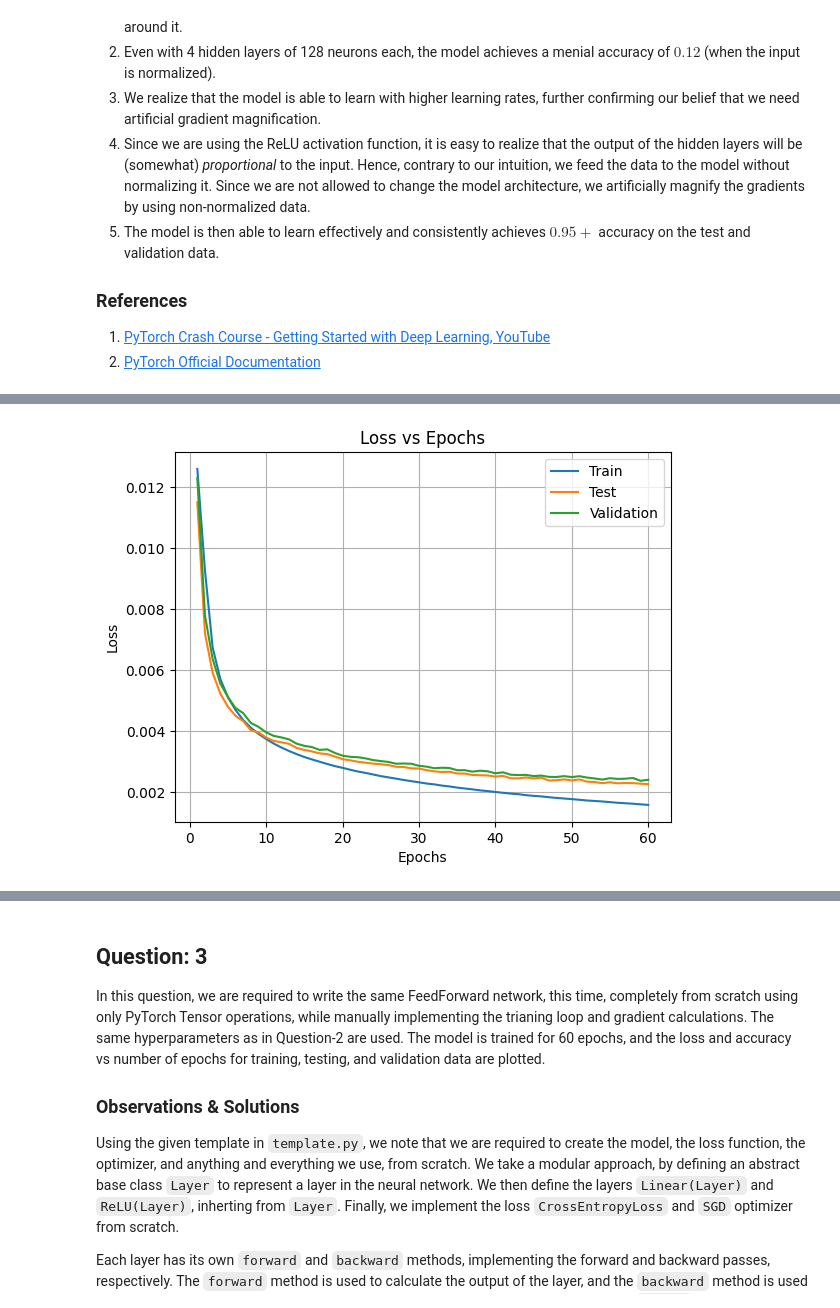
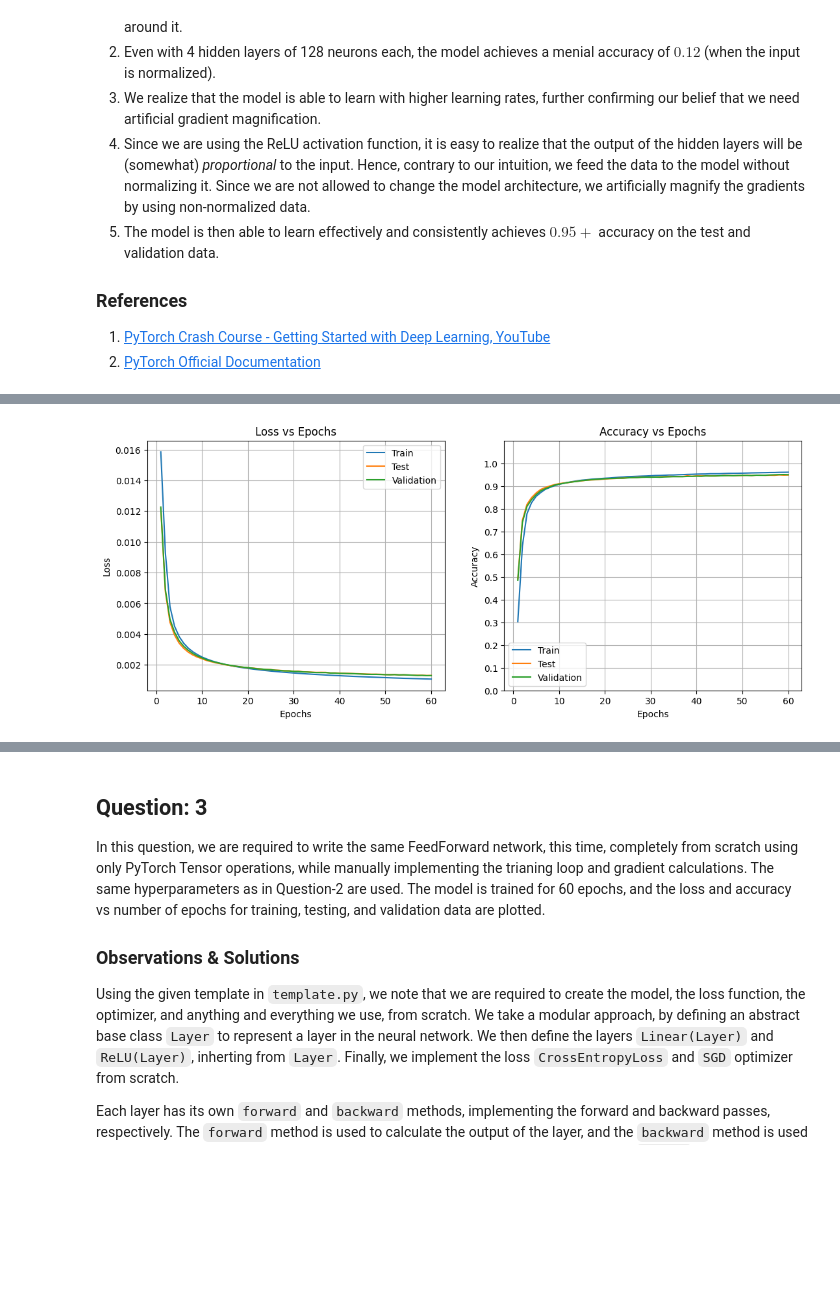
Before and after one commit to divyajeettt/CSE641, a Jupyter notebook: Assignment-1/2021529-A1.ipynb, the cells around one changed output, grey strips where cells are left out. Cells and saved outputs as stored; diff of their text form; code cells hidden in the pictures; blank space fills up the shorter version.

```diff
--- a/Assignment-1/2021529-A1.ipynb
+++ b/Assignment-1/2021529-A1.ipynb
@@ -46,7 +46,6 @@ class MNISTDataset:
         transform: a callable that takes in an image and applies a transformation to it
         target_transform: a callable that takes in a target and applies a transformation to it
         download: if True, the dataset will be downloaded from the internet and stored in the root directory
-
     :attrs:
         data: the images in the dataset
         targets: the labels in the dataset
@@ -65,7 +64,7 @@ class MNISTDataset:
         """
         self.root = os.path.join(os.getcwd(), os.path.join(root, "MNIST"))
         self.train = train
-        if download :#and not os.path.exists(self.root):
+        if download and not os.path.exists(self.root):
             self._download()
         self.transform = transform
         self.target_transform = target_transform
@@ -124,7 +123,6 @@ class CustomDataLoader:
         dataset: the dataset to be loaded
         batch_size: the number of samples in each batch
         shuffle: if True, the dataset will be shuffled before each iteration
-
     :attrs:
         dataset_size: the number of samples in the dataset
         indices: the ordered indices of the samples in the dataset
@@ -244,10 +244,42 @@ The following cell contains hyperparameters and loads the data, which is common
 # %%
+def plot(model: "NeuralNetwork|CustomNeuralNetwork", save: bool = False) -> None:
+    """
+    Plots the accuracy and loss curves of the given model. The model must have
+    LOSSES and ACCURACIES attributes.
+    """
+    plt.figure(figsize=(13, 5))
+
+    plt.subplot(1, 2, 1)
+    plt.plot(range(1, EPOCHS+1), model.LOSSES[0], label="Train")
+    plt.plot(range(1, EPOCHS+1), model.LOSSES[1], label="Test")
+    plt.plot(range(1, EPOCHS+1), model.LOSSES[2], label="Validation")
+    plt.title("Loss vs Epochs")
+    plt.xlabel("Epochs")
+    plt.ylabel("Loss")
+    plt.legend()
+    plt.grid(True)
+
+    plt.subplot(1, 2, 2)
+    plt.plot(range(1, EPOCHS+1), model.ACCURACIES[0], label="Train")
+    plt.plot(range(1, EPOCHS+1), model.ACCURACIES[1], label="Test")
+    plt.plot(range(1, EPOCHS+1), model.ACCURACIES[2], label="Validation")
+    plt.title("Accuracy vs Epochs")
+    plt.xlabel("Epochs")
+    plt.ylabel("Accuracy")
+    plt.ylim(0.0, 1.1)
+    plt.yticks(torch.arange(0, 1.1, 0.1))
+    plt.legend()
+    plt.grid(True)
+
+    plt.show()
+
+
 INPUT_SIZE: int = 28 * 28
 HIDDEN_SIZE: list[int] = [32, 32, 32, 32]
 OUTPUT_SIZE: int = 10
 EPOCHS: int = 60
 LR: float = 3e-4
-BATCH_SIZE: int = 64
+BATCH_SIZE: int = 128
 
 train_data = MNISTDataset(root="data", train=True, download=True, transform=ToTensor(scale=1.0))
 test_data = MNISTDataset(root="data", train=False, download=True, transform=ToTensor(scale=1.0))
@@ -387,4 +419,5 @@ class NeuralNetwork(nn.Module):
 # %%
 model = NeuralNetwork(INPUT_SIZE, HIDDEN_SIZE, OUTPUT_SIZE, activation=nn.ReLU)
 model.train([TRAIN_LOADER, TEST_LOADER, VAL_LOADER], EPOCHS, LR, verbose=True)
+plot(model)
 # %% [output]
@@ -392,13 +425 @@ Epoch [60/60], Accuracy: tensor([0.9707, 0.9563, 0.9542]), Loss: tensor([0.0016,
+[figure, added]
-# %%
-plt.plot(range(1, EPOCHS+1), model.LOSSES[0], label="Train")
-plt.plot(range(1, EPOCHS+1), model.LOSSES[1], label="Test")
-plt.plot(range(1, EPOCHS+1), model.LOSSES[2], label="Validation")
-
-plt.title("Loss vs Epochs")
-plt.xlabel("Epochs")
-plt.ylabel("Loss")
-plt.legend()
-plt.grid(True)
-plt.show()
-# %% [output]
-[figure, removed]
```
Also changed, not shown: parts of 24 cells of this notebook.
